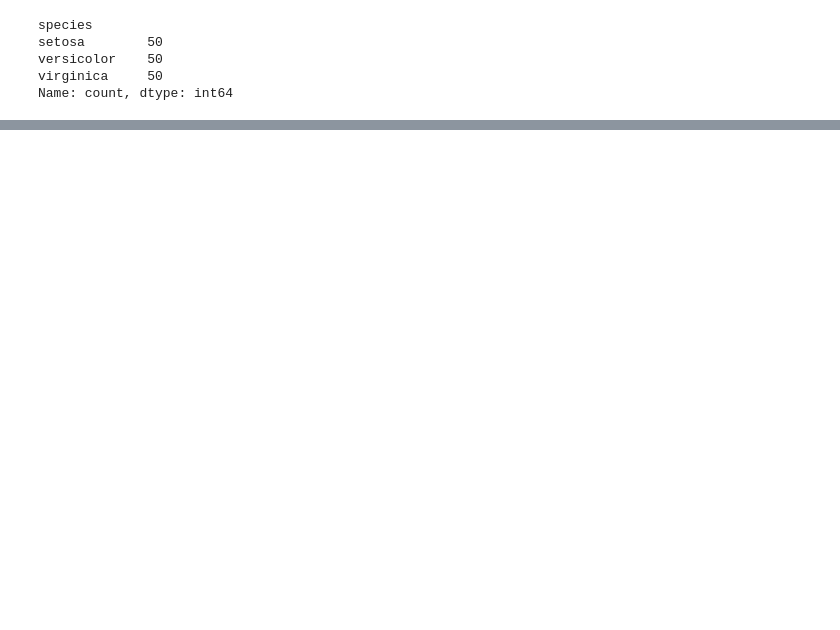
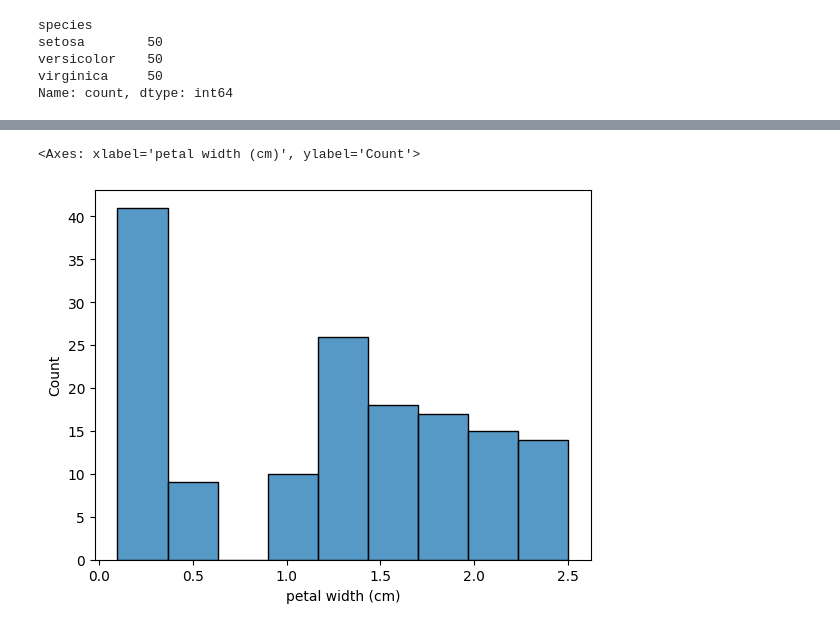
Before and after one commit to kartikeysharma2645/OIBSIP, a Jupyter notebook: DataScience-Task1-IrisFlowerClassification/IrisFlowerClassification.ipynb, the cells around one changed output, grey strips where cells are left out. Cells and saved outputs as stored; diff of their text form; code cells hidden in the pictures; blank space fills up the shorter version.

```diff
--- a/DataScience-Task1-IrisFlowerClassification/IrisFlowerClassification.ipynb
+++ b/DataScience-Task1-IrisFlowerClassification/IrisFlowerClassification.ipynb
@@ -156,0 +192,5 @@ Name: count, dtype: int64
+# %%
+sns.histplot(data=df, x="petal width (cm)")
+# %% [output]
+<Axes: xlabel='petal width (cm)', ylabel='Count'>
+[figure, added]
```
Also changed, not shown: parts of 10 cells of this notebook.
